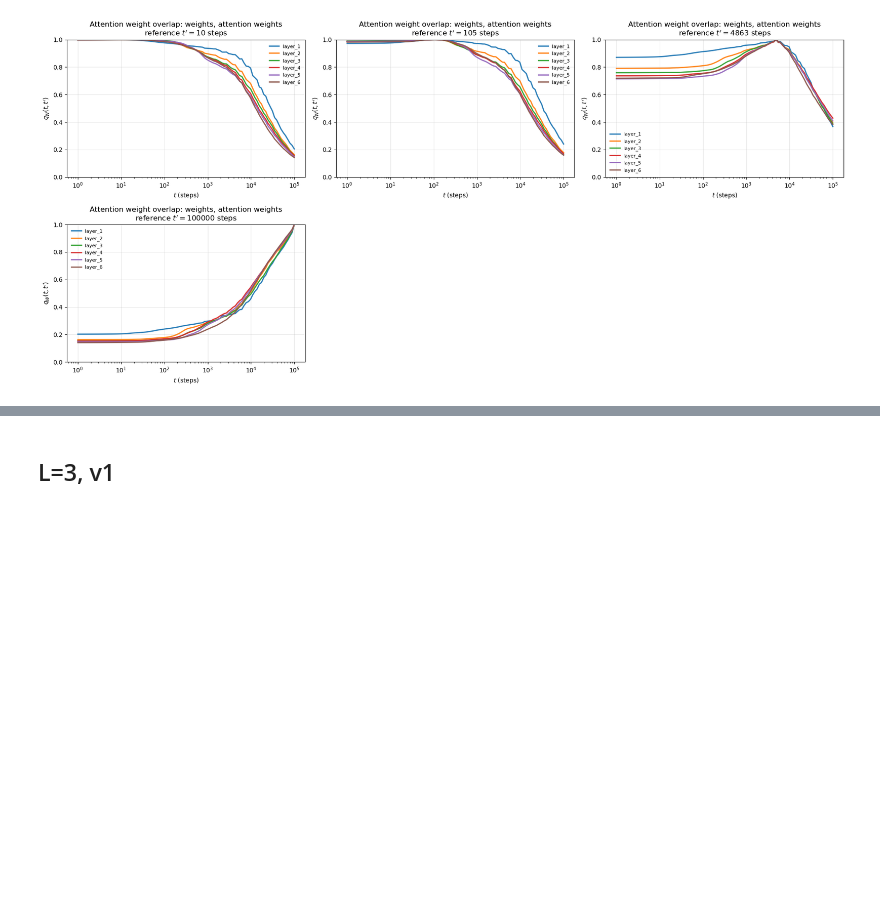
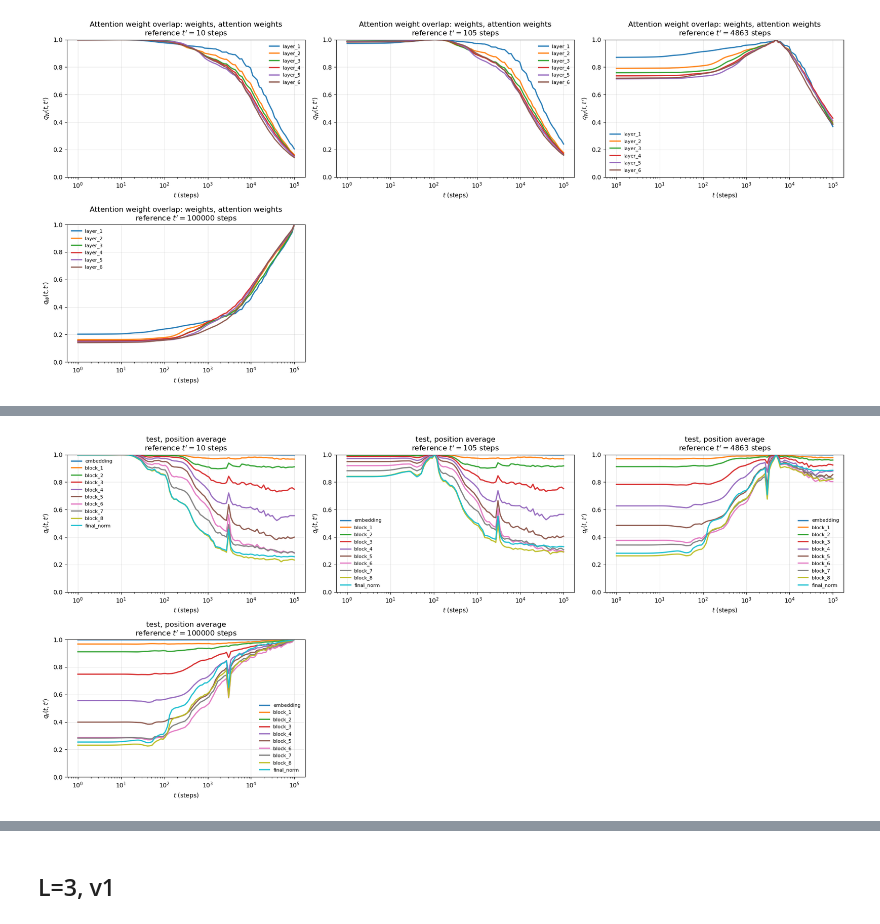
Before and after one commit to f-damico/small-language-modelling, a Jupyter notebook: notebook_overlaps.ipynb, the cells around one changed output, grey strips where cells are left out. Cells and saved outputs as stored; diff of their text form; code cells hidden in the pictures; blank space fills up the shorter version.

```diff
--- a/notebook_overlaps.ipynb
+++ b/notebook_overlaps.ipynb
@@ -1936,0 +1977,18 @@ fig_attn, axs_attn, info_attn = plot_ntp_representation_self_overlap_vs_time(
+# %%
+fig, axs, info = plot_ntp_representation_self_overlap_vs_time(
+    results_dir="/mnt/beegfs/2a/mb12724/franc/small-language-modelling/collected_results/overlap_full_L4_v1/",
+    #output_name="",
+    overlap_target="representations",
+
+    split="test",
+    position="mean",
+
+    reference_times=[10, 100, 5000, 100000],
+    time_key="steps",
+
+    x_mode="absolute",
+    xscale="log",
+    only_t_ge_tprime=False,
+)
+# %% [output]
+[figure, added]
```
Also changed, not shown: parts of 7 cells of this notebook, 16 other files.
